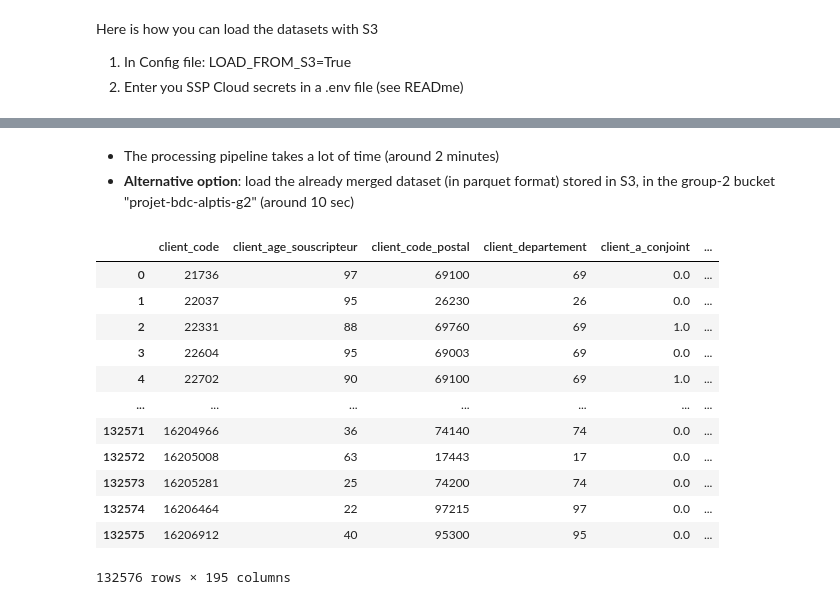
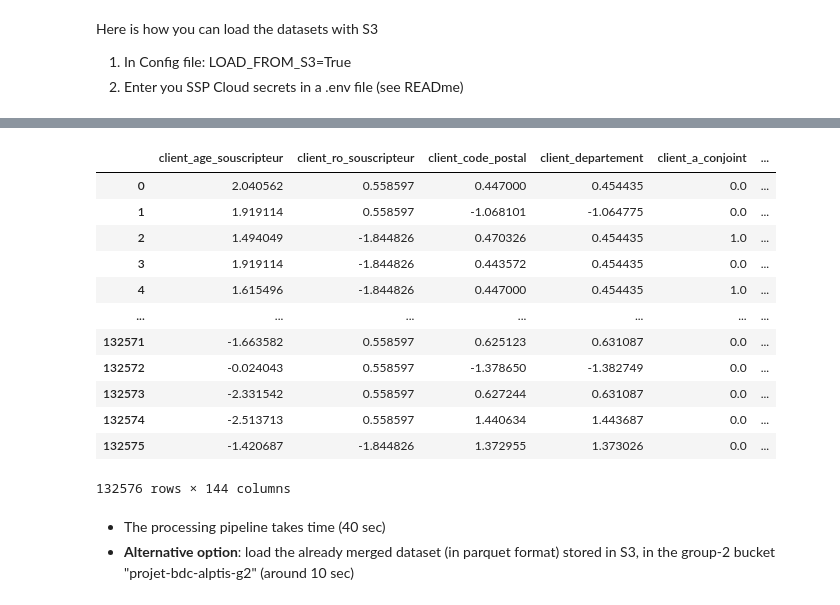
Before and after one commit to kellybourbon2/Alptis-churn-prediction, a Jupyter notebook: demo_loading.ipynb, the cells around one changed output, grey strips where cells are left out. Cells and saved outputs as stored; diff of their text form; code cells hidden in the pictures.

```diff
--- a/demo_loading.ipynb
+++ b/demo_loading.ipynb
@@ -26,5 +39,21 @@ For example, when doing 'df[col].method(value, inplace=True)', try using 'df.met
+# %%
+df_norm #now age is normalised (better to be processed by a linear model)
+# %% [output]
+|  | client_age_souscripteur | client_ro_souscripteur | client_code_postal | client_departement | client_a_conjoint | ... |
+| 0 | 2.040562 | 0.558597 | 0.447000 | 0.454435 | 0.0 | ... |
+| 1 | 1.919114 | 0.558597 | -1.068101 | -1.064775 | 0.0 | ... |
+| 2 | 1.494049 | -1.844826 | 0.470326 | 0.454435 | 1.0 | ... |
+| 3 | 1.919114 | -1.844826 | 0.443572 | 0.454435 | 0.0 | ... |
+| 4 | 1.615496 | -1.844826 | 0.447000 | 0.454435 | 1.0 | ... |
+| ... | ... | ... | ... | ... | ... | ... |
+| 132571 | -1.663582 | 0.558597 | 0.625123 | 0.631087 | 0.0 | ... |
+| 132572 | -0.024043 | 0.558597 | -1.378650 | -1.382749 | 0.0 | ... |
+| 132573 | -2.331542 | 0.558597 | 0.627244 | 0.631087 | 0.0 | ... |
+| 132574 | -2.513713 | 0.558597 | 1.440634 | 1.443687 | 0.0 | ... |
+| 132575 | -1.420687 | -1.844826 | 1.372955 | 1.373026 | 0.0 | ... |
+132576 rows × 144 columns
 # %% [markdown]
-- The processing pipeline takes a lot of time (around 2 minutes)
+- The processing pipeline takes time (40 sec)
 - **Alternative option**: load the already merged dataset (in parquet format) stored in S3, in the group-2 bucket "projet-bdc-alptis-g2" (around 10 sec)
 # %%
 #Use s3fs library to load the bucket where the parquet is stored
@@ -39,19 +70,3 @@ fs = s3fs.S3FileSystem(
 #Load the merged file (stored in parquet format) in the bucket
 with fs.open(Config.MERGED_PARQUET_S3, "rb") as f:
     df_merged= pd.read_parquet(f)
-# %%
-df_merged
-# %% [output]
-|  | client_code | client_age_souscripteur | client_code_postal | client_departement | client_a_conjoint | ... |
-| 0 | 21736 | 97 | 69100 | 69 | 0.0 | ... |
-| 1 | 22037 | 95 | 26230 | 26 | 0.0 | ... |
-| 2 | 22331 | 88 | 69760 | 69 | 1.0 | ... |
-| 3 | 22604 | 95 | 69003 | 69 | 0.0 | ... |
-| 4 | 22702 | 90 | 69100 | 69 | 1.0 | ... |
-| ... | ... | ... | ... | ... | ... | ... |
-| 132571 | 16204966 | 36 | 74140 | 74 | 0.0 | ... |
-| 132572 | 16205008 | 63 | 17443 | 17 | 0.0 | ... |
-| 132573 | 16205281 | 25 | 74200 | 74 | 0.0 | ... |
-| 132574 | 16206464 | 22 | 97215 | 97 | 0.0 | ... |
-| 132575 | 16206912 | 40 | 95300 | 95 | 0.0 | ... |
-132576 rows × 195 columns
```
Also changed, not shown: parts of 7 cells of this notebook, 1 other file.
